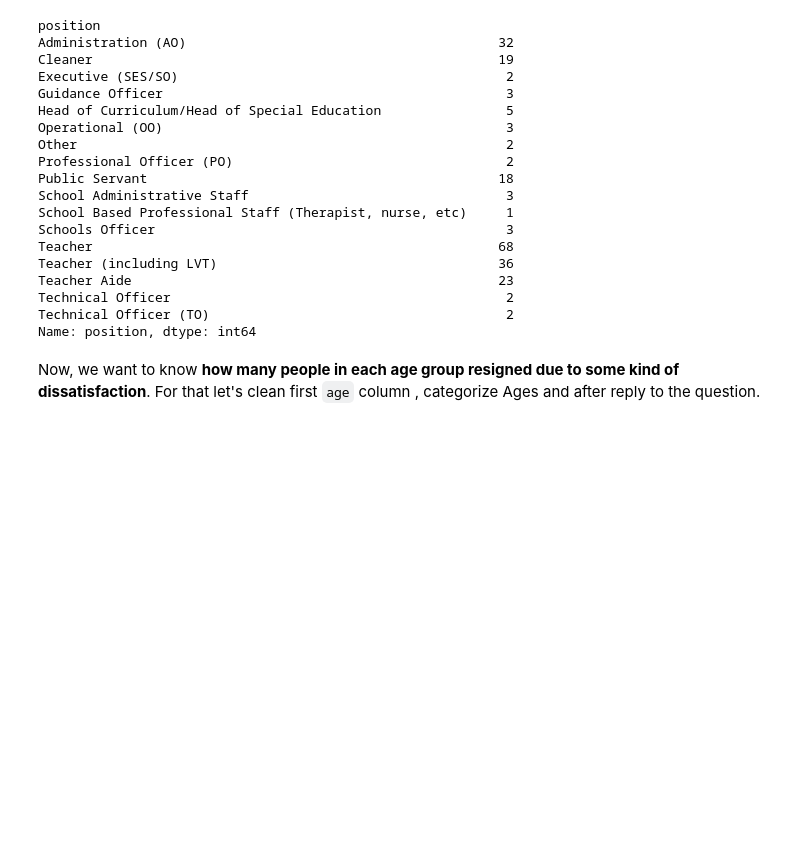
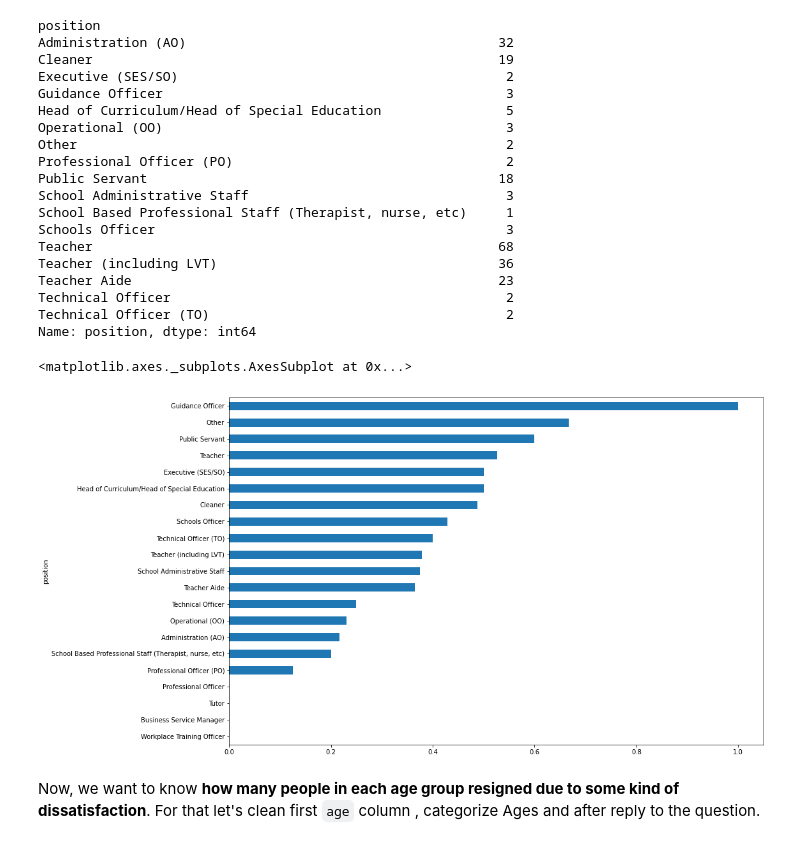
Before and after one commit to biad-iritie/Clean-And-Analyze-Employee-Exit-Surveys, a Jupyter notebook: Clean And Analyze Employee Exit Surveys.ipynb, the cells around one changed output. Cells and saved outputs as stored; diff of their text form; code cells hidden in the pictures; blank space fills up the shorter version.

```diff
--- a/Clean And Analyze Employee Exit Surveys.ipynb
+++ b/Clean And Analyze Employee Exit Surveys.ipynb
@@ -602,6 +602,15 @@ Teacher Aide                                               23
 Technical Officer                                           2
 Technical Officer (TO)                                      2
 Name: position, dtype: int64
+# %%
+#Let's visualyze this result
+combined_pivot = pd.pivot_table(combined_updated, index='position',values='dissatisfied')
+# Order ascendance
+combined_pivot = combined_pivot.sort_values(by=['dissatisfied'])
+combined_pivot.plot(kind='barh', legend=False, figsize=(15,10))
+# %% [output]
+<matplotlib.axes._subplots.AxesSubplot at 0x...>
+[figure, added]
 # %% [markdown]
 Now, we want to know **how many people in each age group resigned due to some kind of dissatisfaction**. For that let's clean first `age` column , categorize Ages and after reply to the question.
 # %%
```
Also changed, not shown: parts of 8 cells of this notebook.
